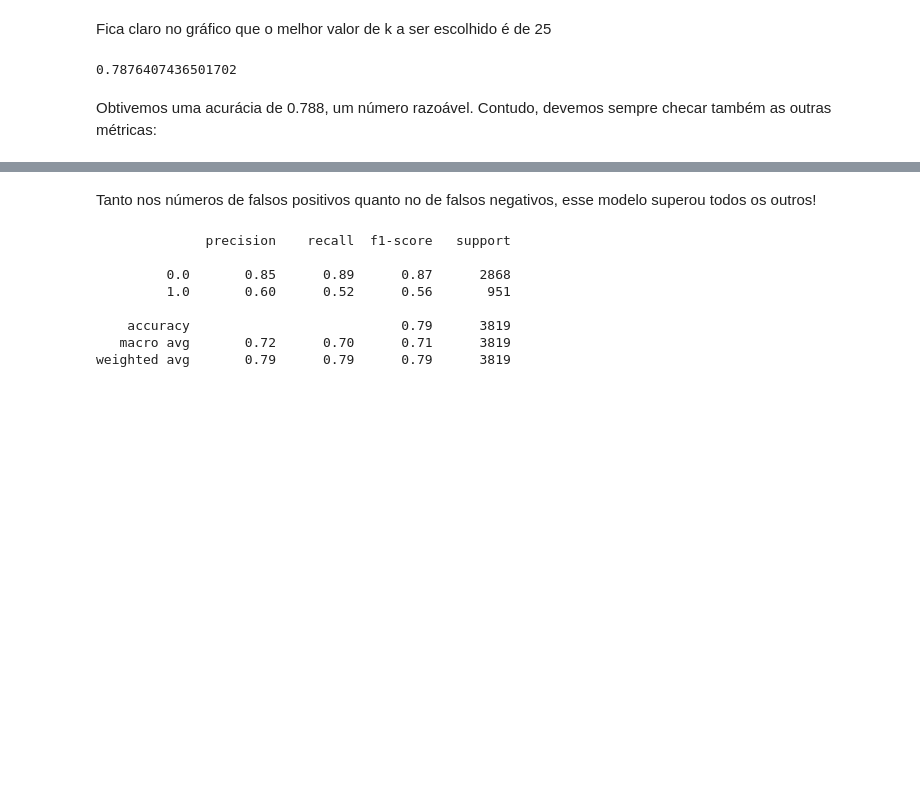
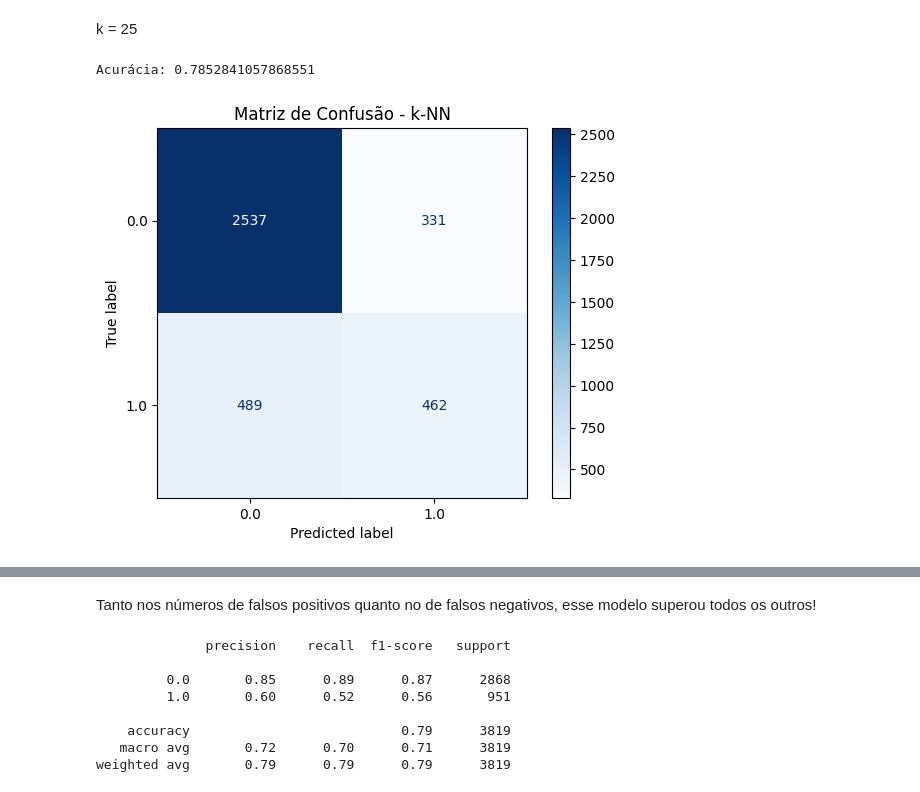
Before and after one commit to HeyYukio/TA-AnalisePredicaoDados, a Jupyter notebook: AnaliseMudancaDeEmprego.ipynb, the cells around one changed output, grey strips where cells are left out. Cells and saved outputs as stored; diff of their text form; code cells hidden in the pictures; blank space fills up the shorter version.

```diff
--- a/AnaliseMudancaDeEmprego.ipynb
+++ b/AnaliseMudancaDeEmprego.ipynb
@@ -479,12 +466,16 @@ plt.show()
-# %% [markdown]
-Fica claro no gráfico que o melhor valor de k a ser escolhido é de 25
+# %% [markdown]
+k = 25
 # %%
 knn = KNeighborsClassifier(n_neighbors=25)
 knn.fit(X_train, y_train)
 y_pred = knn.predict(X_test)
 
-print(knn.score(X_test, y_test))
+print(f'Acurácia: {knn.score(X_test, y_test)}')
 # %% [output]
-0.7876407436501702
+Acurácia: 0.7852841057868551
-# %% [markdown]
-Obtivemos uma acurácia de 0.788, um número razoável. Contudo, devemos sempre checar também as outras métricas:
+# %%
+disp = ConfusionMatrixDisplay.from_estimator(knn, X_test, y_test, cmap=plt.cm.Blues)
+plt.title('Matriz de Confusão - k-NN')
+plt.show()
+# %% [output]
+[figure, added]
```
Also changed, not shown: parts of 86 cells of this notebook, 1 other file.
